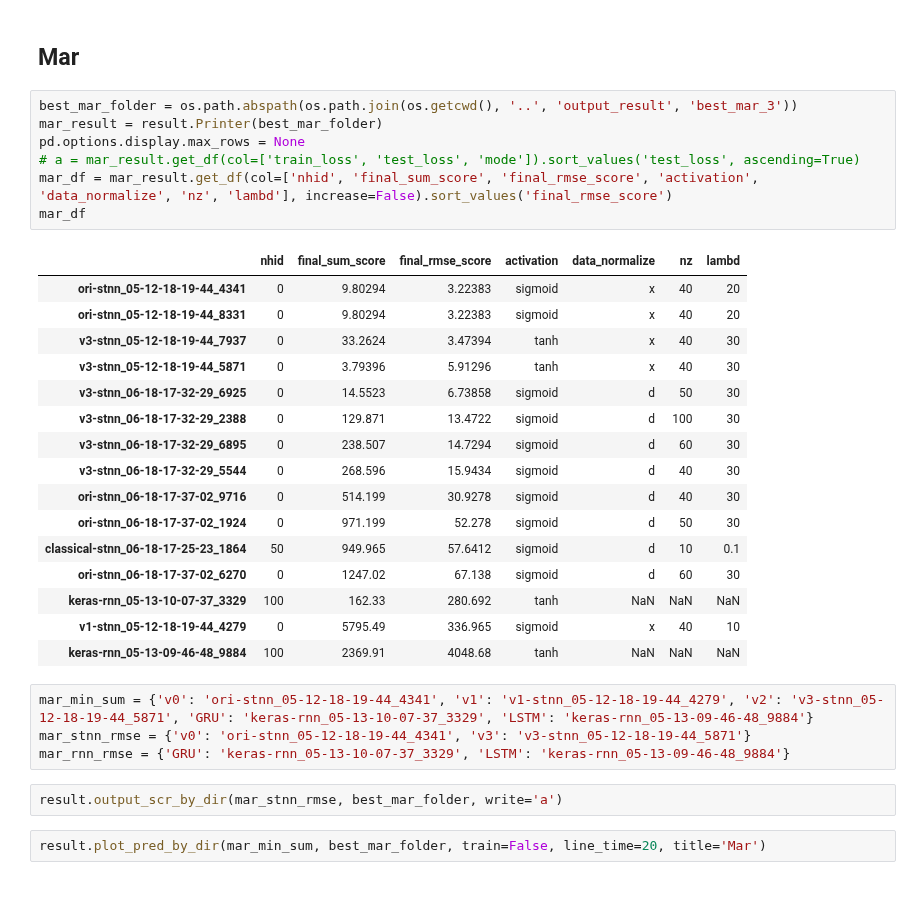
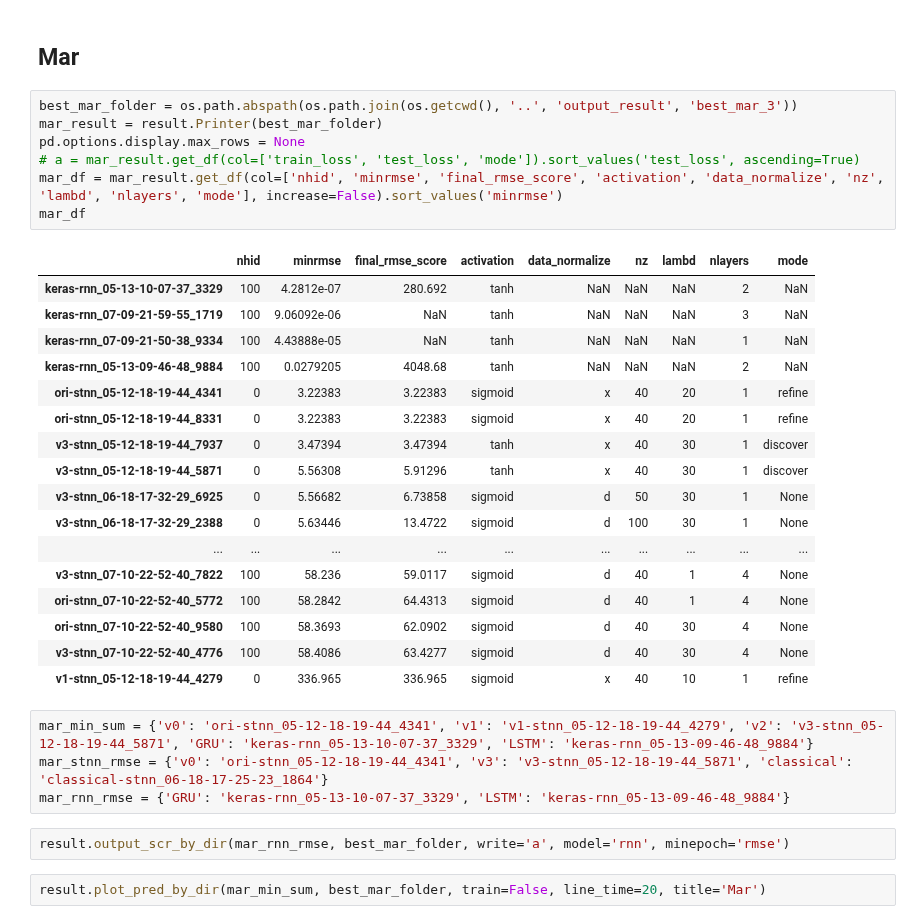
Before and after one commit to wtding1998/RNN_nCov, a Jupyter notebook: ncov_pred3.ipynb, the cells around one changed output. Saved outputs shown, nothing was run; the diff lists cells and outputs as text; blank space fills up the shorter version.

Commit message:
get reduce numerical result

```diff
--- a/ncov_pred3.ipynb
+++ b/ncov_pred3.ipynb
@@ -176,33 +183,34 @@ exp.plot_distribution()
 # %%
 best_mar_folder = os.path.abspath(os.path.join(os.getcwd(), '..', 'output_result', 'best_mar_3'))
 mar_result = result.Printer(best_mar_folder)
 pd.options.display.max_rows = None
 # a = mar_result.get_df(col=['train_loss', 'test_loss', 'mode']).sort_values('test_loss', ascending=True)
-mar_df = mar_result.get_df(col=['nhid', 'final_sum_score', 'final_rmse_score', 'activation', 'data_normalize', 'nz', 'lambd'], increase=False).sort_values('final_rmse_score')
+mar_df = mar_result.get_df(col=['nhid', 'minrmse', 'final_rmse_score', 'activation', 'data_normalize', 'nz', 'lambd', 'nlayers', 'mode'], increase=False).sort_values('minrmse')
 mar_df
 # %% [output]
-|  | nhid | final_sum_score | final_rmse_score | activation | data_normalize | nz | lambd |
-| ori-stnn_05-12-18-19-44_4341 | 0 | 9.80294 | 3.22383 | sigmoid | x | 40 | 20 |
-| ori-stnn_05-12-18-19-44_8331 | 0 | 9.80294 | 3.22383 | sigmoid | x | 40 | 20 |
-| v3-stnn_05-12-18-19-44_7937 | 0 | 33.2624 | 3.47394 | tanh | x | 40 | 30 |
-| v3-stnn_05-12-18-19-44_5871 | 0 | 3.79396 | 5.91296 | tanh | x | 40 | 30 |
-| v3-stnn_06-18-17-32-29_6925 | 0 | 14.5523 | 6.73858 | sigmoid | d | 50 | 30 |
-| v3-stnn_06-18-17-32-29_2388 | 0 | 129.871 | 13.4722 | sigmoid | d | 100 | 30 |
-| v3-stnn_06-18-17-32-29_6895 | 0 | 238.507 | 14.7294 | sigmoid | d | 60 | 30 |
-| v3-stnn_06-18-17-32-29_5544 | 0 | 268.596 | 15.9434 | sigmoid | d | 40 | 30 |
-| ori-stnn_06-18-17-37-02_9716 | 0 | 514.199 | 30.9278 | sigmoid | d | 40 | 30 |
-| ori-stnn_06-18-17-37-02_1924 | 0 | 971.199 | 52.278 | sigmoid | d | 50 | 30 |
-| classical-stnn_06-18-17-25-23_1864 | 50 | 949.965 | 57.6412 | sigmoid | d | 10 | 0.1 |
-| ori-stnn_06-18-17-37-02_6270 | 0 | 1247.02 | 67.138 | sigmoid | d | 60 | 30 |
-| keras-rnn_05-13-10-07-37_3329 | 100 | 162.33 | 280.692 | tanh | NaN | NaN | NaN |
-| v1-stnn_05-12-18-19-44_4279 | 0 | 5795.49 | 336.965 | sigmoid | x | 40 | 10 |
-| keras-rnn_05-13-09-46-48_9884 | 100 | 2369.91 | 4048.68 | tanh | NaN | NaN | NaN |
+|  | nhid | minrmse | final_rmse_score | activation | data_normalize | nz | lambd | nlayers | mode |
+| keras-rnn_05-13-10-07-37_3329 | 100 | 4.2812e-07 | 280.692 | tanh | NaN | NaN | NaN | 2 | NaN |
+| keras-rnn_07-09-21-59-55_1719 | 100 | 9.06092e-06 | NaN | tanh | NaN | NaN | NaN | 3 | NaN |
+| keras-rnn_07-09-21-50-38_9334 | 100 | 4.43888e-05 | NaN | tanh | NaN | NaN | NaN | 1 | NaN |
+| keras-rnn_05-13-09-46-48_9884 | 100 | 0.0279205 | 4048.68 | tanh | NaN | NaN | NaN | 2 | NaN |
+| ori-stnn_05-12-18-19-44_4341 | 0 | 3.22383 | 3.22383 | sigmoid | x | 40 | 20 | 1 | refine |
+| ori-stnn_05-12-18-19-44_8331 | 0 | 3.22383 | 3.22383 | sigmoid | x | 40 | 20 | 1 | refine |
+| v3-stnn_05-12-18-19-44_7937 | 0 | 3.47394 | 3.47394 | tanh | x | 40 | 30 | 1 | discover |
+| v3-stnn_05-12-18-19-44_5871 | 0 | 5.56308 | 5.91296 | tanh | x | 40 | 30 | 1 | discover |
+| v3-stnn_06-18-17-32-29_6925 | 0 | 5.56682 | 6.73858 | sigmoid | d | 50 | 30 | 1 | None |
+| v3-stnn_06-18-17-32-29_2388 | 0 | 5.63446 | 13.4722 | sigmoid | d | 100 | 30 | 1 | None |
+| ... | ... | ... | ... | ... | ... | ... | ... | ... | ... |
+| v3-stnn_07-10-22-52-40_7822 | 100 | 58.236 | 59.0117 | sigmoid | d | 40 | 1 | 4 | None |
+| ori-stnn_07-10-22-52-40_5772 | 100 | 58.2842 | 64.4313 | sigmoid | d | 40 | 1 | 4 | None |
+| ori-stnn_07-10-22-52-40_9580 | 100 | 58.3693 | 62.0902 | sigmoid | d | 40 | 30 | 4 | None |
+| v3-stnn_07-10-22-52-40_4776 | 100 | 58.4086 | 63.4277 | sigmoid | d | 40 | 30 | 4 | None |
+| v1-stnn_05-12-18-19-44_4279 | 0 | 336.965 | 336.965 | sigmoid | x | 40 | 10 | 1 | refine |
 # %%
 mar_min_sum = {'v0': 'ori-stnn_05-12-18-19-44_4341', 'v1': 'v1-stnn_05-12-18-19-44_4279', 'v2': 'v3-stnn_05-12-18-19-44_5871', 'GRU': 'keras-rnn_05-13-10-07-37_3329', 'LSTM': 'keras-rnn_05-13-09-46-48_9884'}
-mar_stnn_rmse = {'v0': 'ori-stnn_05-12-18-19-44_4341', 'v3': 'v3-stnn_05-12-18-19-44_5871'}
+mar_stnn_rmse = {'v0': 'ori-stnn_05-12-18-19-44_4341', 'v3': 'v3-stnn_05-12-18-19-44_5871', 'classical': 'classical-stnn_06-18-17-25-23_1864'}
 mar_rnn_rmse = {'GRU': 'keras-rnn_05-13-10-07-37_3329', 'LSTM': 'keras-rnn_05-13-09-46-48_9884'}
 # %%
-result.output_scr_by_dir(mar_stnn_rmse, best_mar_folder, write='a')
+result.output_scr_by_dir(mar_rnn_rmse, best_mar_folder, write='a', model='rnn', minepoch='rmse')
 # %%
 result.plot_pred_by_dir(mar_min_sum, best_mar_folder, train=False, line_time=20, title='Mar')
 # %% [output]
```
Also changed, not shown: parts of 14 cells of this notebook, 2 other files.
